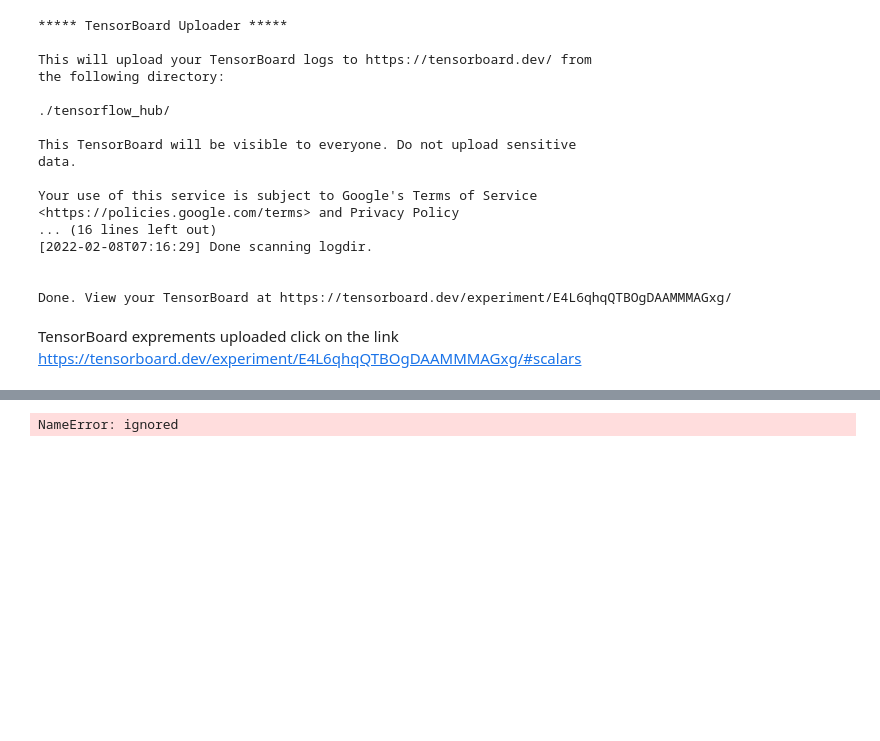
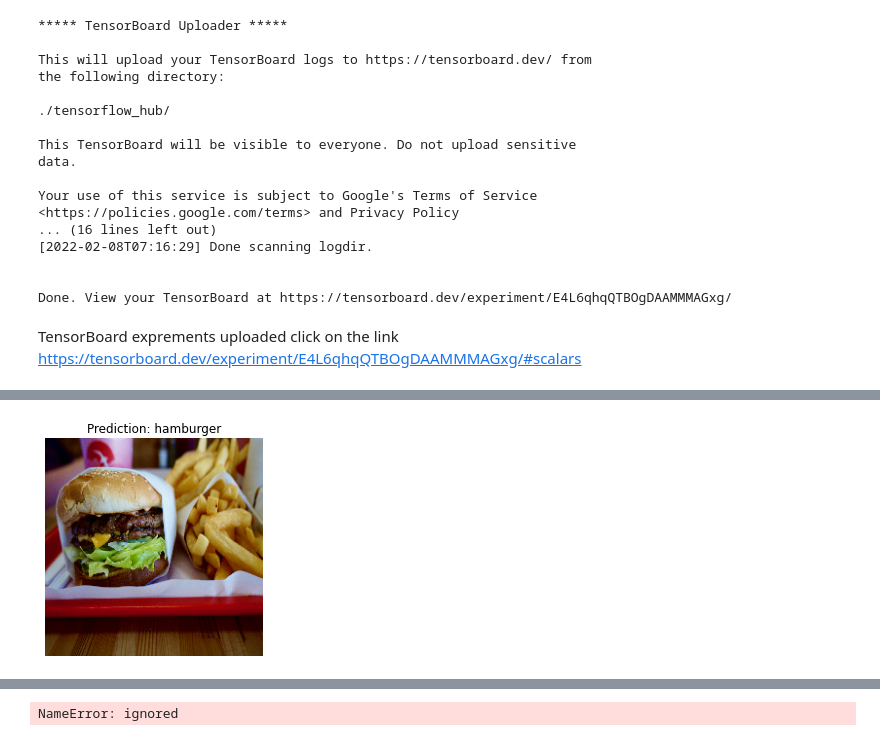
Before and after one commit to talha-rahmanreal/TensorFlow, a Jupyter notebook: Transfer_Learning.ipynb, the cells around one changed output, grey strips where cells are left out. Drawn from its saved outputs; the diff is of its cells as text; code cells hidden in the pictures; blank space fills up the shorter version.

```diff
--- a/Transfer_Learning.ipynb
+++ b/Transfer_Learning.ipynb
@@ -321,0 +384,7 @@ https://tensorboard.dev/experiment/E4L6qhqQTBOgDAAMMMAGxg/#scalars
+# %%
+# Make a prediction using model_10
+pred_and_plot(model=efficientnet_model,
+              filename="03-hamburger.jpeg",
+              class_names=class_names)
+# %% [output]
+[figure, added]
```
Also changed, not shown: parts of 14 cells of this notebook.
